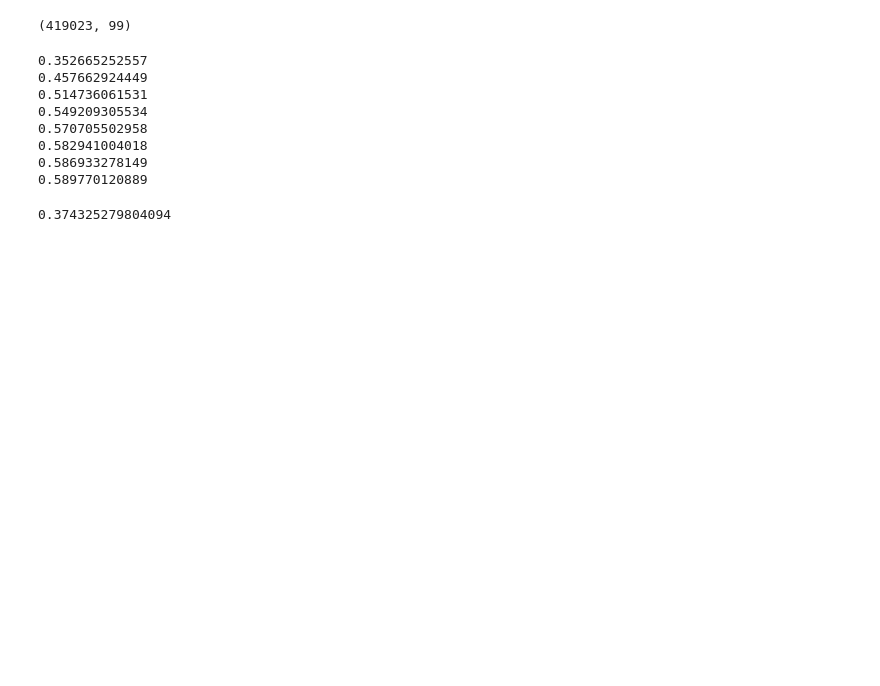
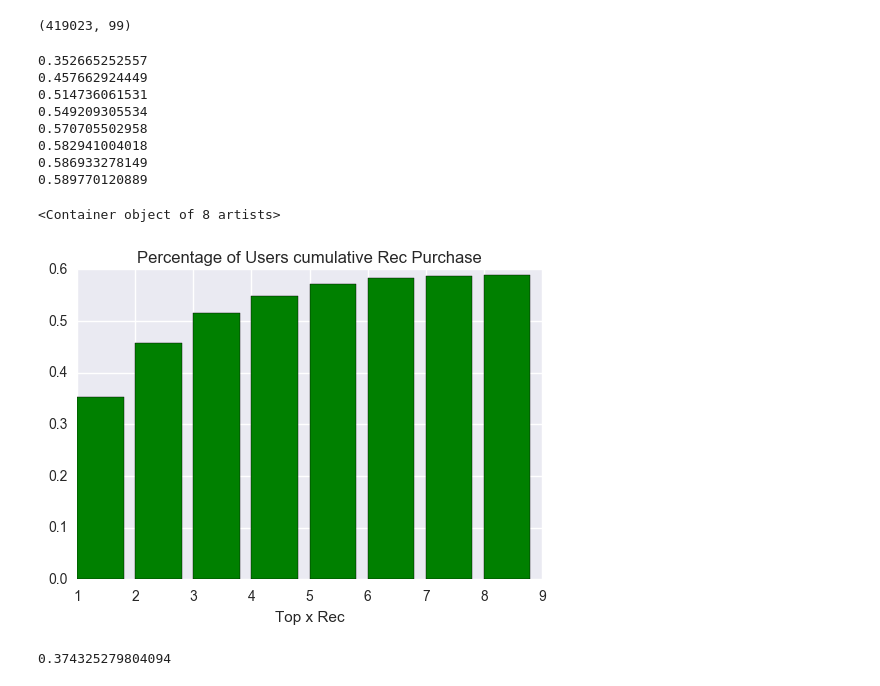
Before and after one commit to kcarano12/madison_reed_capstone, a Jupyter notebook: Capstone_EDA.ipynb, the cells around one changed output. Drawn from its saved outputs; the diff is of its cells as text; code cells hidden in the pictures; blank space fills up the shorter version.

```diff
--- a/Capstone_EDA.ipynb
+++ b/Capstone_EDA.ipynb
@@ -168,3 +166,10 @@ print avg_buy_top_8
+# %%
+plt.title('Percentage of Users cumulative Rec Purchase')
+plt.xlabel('Top x Rec')
+plt.bar(top_rec_purchased.keys(), top_rec_purchased.values(), color='g')
+# %% [output]
+<Container object of 8 artists>
+[figure, added]
 # %%
 joined['one_time_buyer'] = joined['User Order Facts Lifetime Orders'].apply(lambda x: 1 if x ==1 else 0 )
 # %%
```
Also changed, not shown: parts of 21 cells of this notebook, 1 other file.
